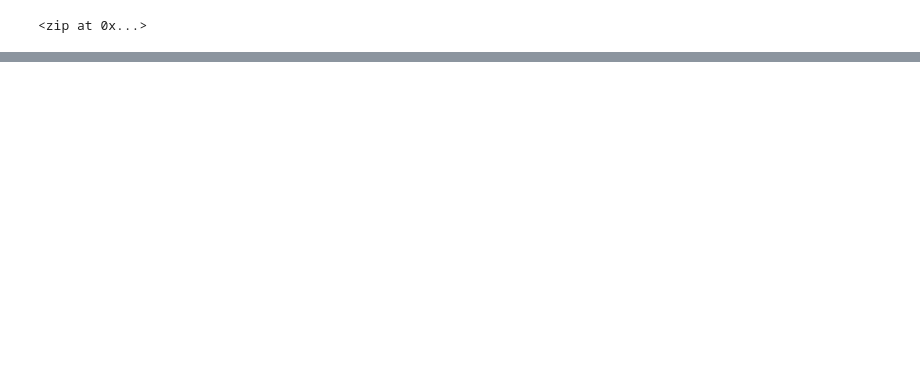
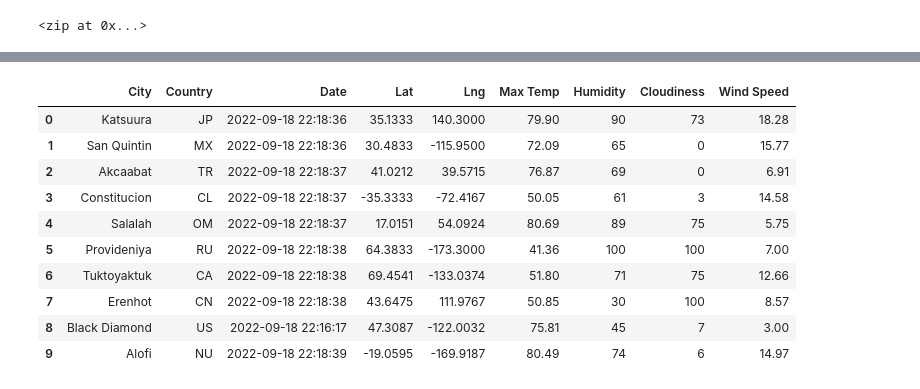
Before and after one commit to dpTuttle/World_Weather_Analysis, a Jupyter notebook: WeatherPy.ipynb, the cells around one changed output, grey strips where cells are left out. Saved outputs shown, nothing was run; the diff lists cells and outputs as text; code cells hidden in the pictures; blank space fills up the shorter version.

```diff
--- a/WeatherPy.ipynb
+++ b/WeatherPy.ipynb
@@ -53,0 +154,6 @@ len(cities)
+# %%
+#Convert the array of dictionaries to a pandas DataFrame.
+
+city_data_df = pd.DataFrame(city_data)
+
+city_data_df.head()
@@ -53,0 +167,16 @@ len(cities)
+# %%
+new_column_order = ["City", "Country", "Date", "Lat", "Lng", "Max Temp", "Humidity", "Cloudiness", "Wind Speed"]
+city_data_df = city_data_df[new_column_order]
+city_data_df.head(10)
+# %% [output]
+|  | City | Country | Date | Lat | Lng | Max Temp | Humidity | Cloudiness | Wind Speed |
+| 0 | Katsuura | JP | 2022-09-18 22:18:36 | 35.1333 | 140.3000 | 79.90 | 90 | 73 | 18.28 |
+| 1 | San Quintin | MX | 2022-09-18 22:18:36 | 30.4833 | -115.9500 | 72.09 | 65 | 0 | 15.77 |
+| 2 | Akcaabat | TR | 2022-09-18 22:18:37 | 41.0212 | 39.5715 | 76.87 | 69 | 0 | 6.91 |
+| 3 | Constitucion | CL | 2022-09-18 22:18:37 | -35.3333 | -72.4167 | 50.05 | 61 | 3 | 14.58 |
+| 4 | Salalah | OM | 2022-09-18 22:18:37 | 17.0151 | 54.0924 | 80.69 | 89 | 75 | 5.75 |
+| 5 | Provideniya | RU | 2022-09-18 22:18:38 | 64.3833 | -173.3000 | 41.36 | 100 | 100 | 7.00 |
+| 6 | Tuktoyaktuk | CA | 2022-09-18 22:18:38 | 69.4541 | -133.0374 | 51.80 | 71 | 75 | 12.66 |
+| 7 | Erenhot | CN | 2022-09-18 22:18:38 | 43.6475 | 111.9767 | 50.85 | 30 | 100 | 8.57 |
+| 8 | Black Diamond | US | 2022-09-18 22:16:17 | 47.3087 | -122.0032 | 75.81 | 45 | 7 | 3.00 |
+| 9 | Alofi | NU | 2022-09-18 22:18:39 | -19.0595 | -169.9187 | 80.49 | 74 | 6 | 14.97 |
```
Also changed, not shown: parts of 5 cells of this notebook, 4 other files.
